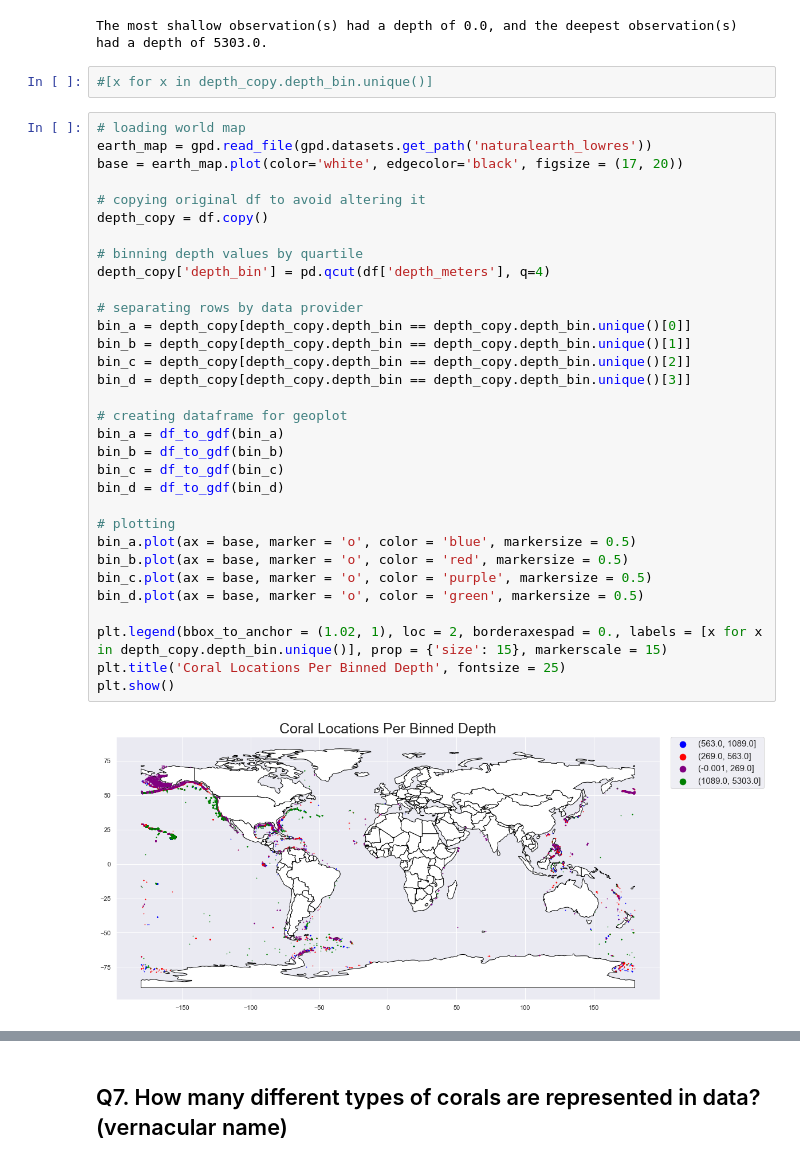
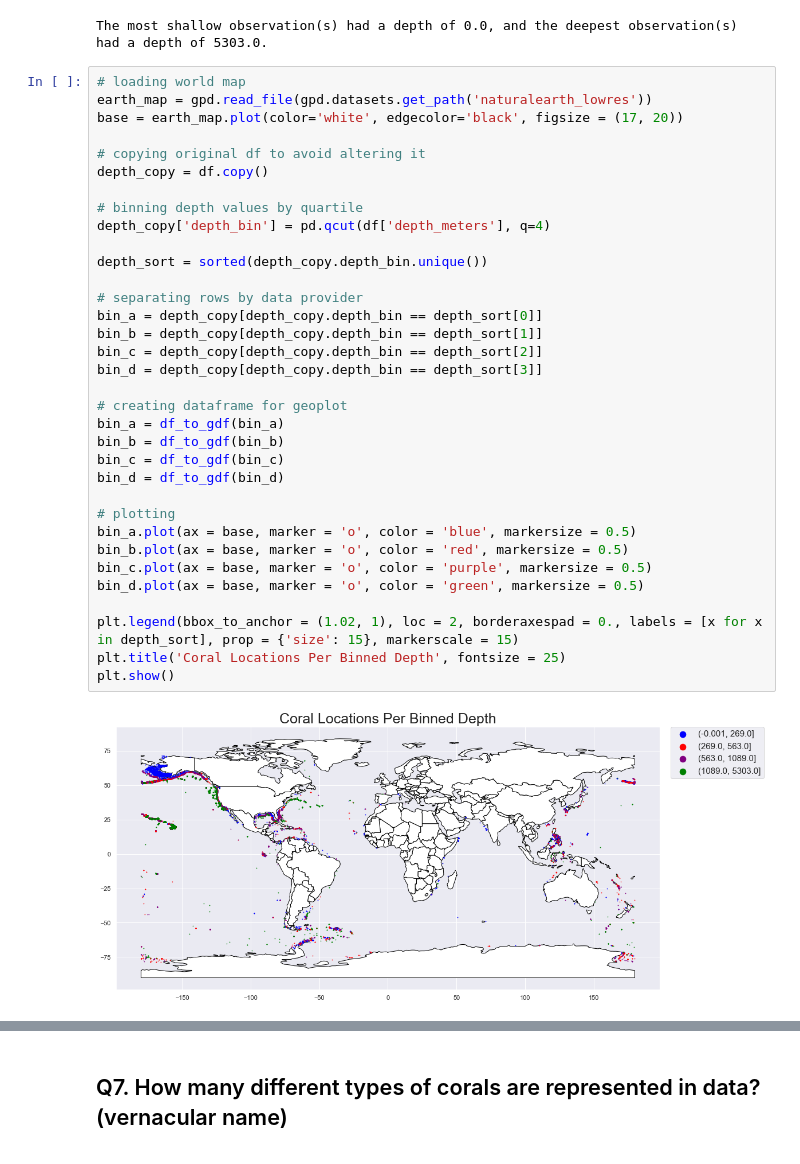
Before and after one commit to SamuelD-Data/deep_sea_corals_project, a Jupyter notebook: deep_sea_corals_project_notebook.ipynb, the cells around one changed output, grey strips where cells are left out. Cells and saved outputs as stored; diff of their text form.

Commit message:
sorted order of depth values in legend and colored text strings in depth section to match map

```diff
--- a/deep_sea_corals_project_notebook.ipynb
+++ b/deep_sea_corals_project_notebook.ipynb
@@ -380,40 +380,40 @@ most_deep = df.depth_meters.max()
 print(f'The most shallow observation(s) had a depth of {least_deep}, and the deepest observation(s) had a depth of {most_deep}.')
 # %% [output]
 The most shallow observation(s) had a depth of 0.0, and the deepest observation(s) had a depth of 5303.0.
-# %%
-#[x for x in depth_copy.depth_bin.unique()]
 # %%
 # loading world map
 earth_map = gpd.read_file(gpd.datasets.get_path('naturalearth_lowres'))
 base = earth_map.plot(color='white', edgecolor='black', figsize = (17, 20))
 
 # copying original df to avoid altering it
 depth_copy = df.copy()
 
 # binning depth values by quartile
 depth_copy['depth_bin'] = pd.qcut(df['depth_meters'], q=4)
 
+depth_sort = sorted(depth_copy.depth_bin.unique())
+
 # separating rows by data provider
-bin_a = depth_copy[depth_copy.depth_bin == depth_copy.depth_bin.unique()[0]]
-bin_b = depth_copy[depth_copy.depth_bin == depth_copy.depth_bin.unique()[1]]
-bin_c = depth_copy[depth_copy.depth_bin == depth_copy.depth_bin.unique()[2]]
-bin_d = depth_copy[depth_copy.depth_bin == depth_copy.depth_bin.unique()[3]]
+bin_a = depth_copy[depth_copy.depth_bin == depth_sort[0]]
+bin_b = depth_copy[depth_copy.depth_bin == depth_sort[1]]
+bin_c = depth_copy[depth_copy.depth_bin == depth_sort[2]]
+bin_d = depth_copy[depth_copy.depth_bin == depth_sort[3]]
 
 # creating dataframe for geoplot
 bin_a = df_to_gdf(bin_a)
 bin_b = df_to_gdf(bin_b)
 bin_c = df_to_gdf(bin_c)
 bin_d = df_to_gdf(bin_d)
 
 # plotting
 bin_a.plot(ax = base, marker = 'o', color = 'blue', markersize = 0.5)
 bin_b.plot(ax = base, marker = 'o', color = 'red', markersize = 0.5)
 bin_c.plot(ax = base, marker = 'o', color = 'purple', markersize = 0.5)
 bin_d.plot(ax = base, marker = 'o', color = 'green', markersize = 0.5)
 
-plt.legend(bbox_to_anchor = (1.02, 1), loc = 2, borderaxespad = 0., labels = [x for x in depth_copy.depth_bin.unique()], prop = {'size': 15}, markerscale = 15)
+plt.legend(bbox_to_anchor = (1.02, 1), loc = 2, borderaxespad = 0., labels = [x for x in depth_sort], prop = {'size': 15}, markerscale = 15)
 plt.title('Coral Locations Per Binned Depth', fontsize = 25)
 plt.show()
 # %% [output]
-[figure, old version]
+[figure, new version]
 # %% [markdown]
```
Also changed, not shown: parts of 1 cell of this notebook.
